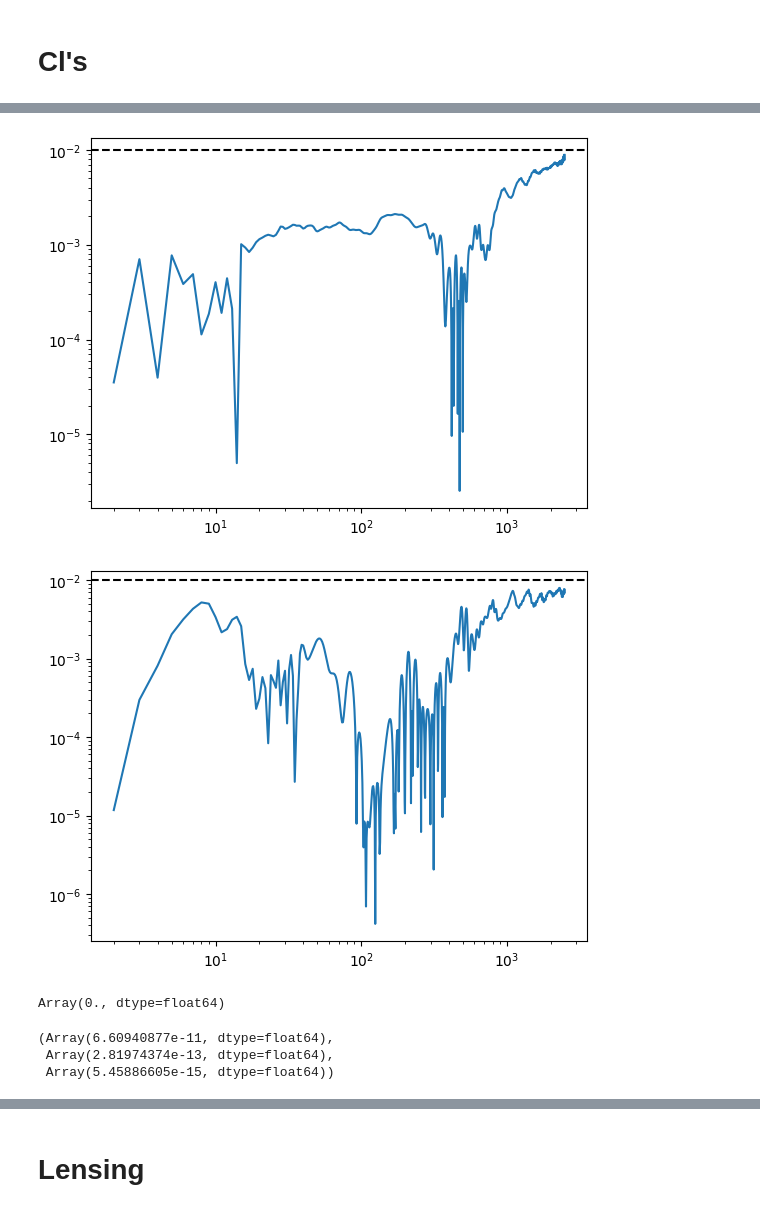
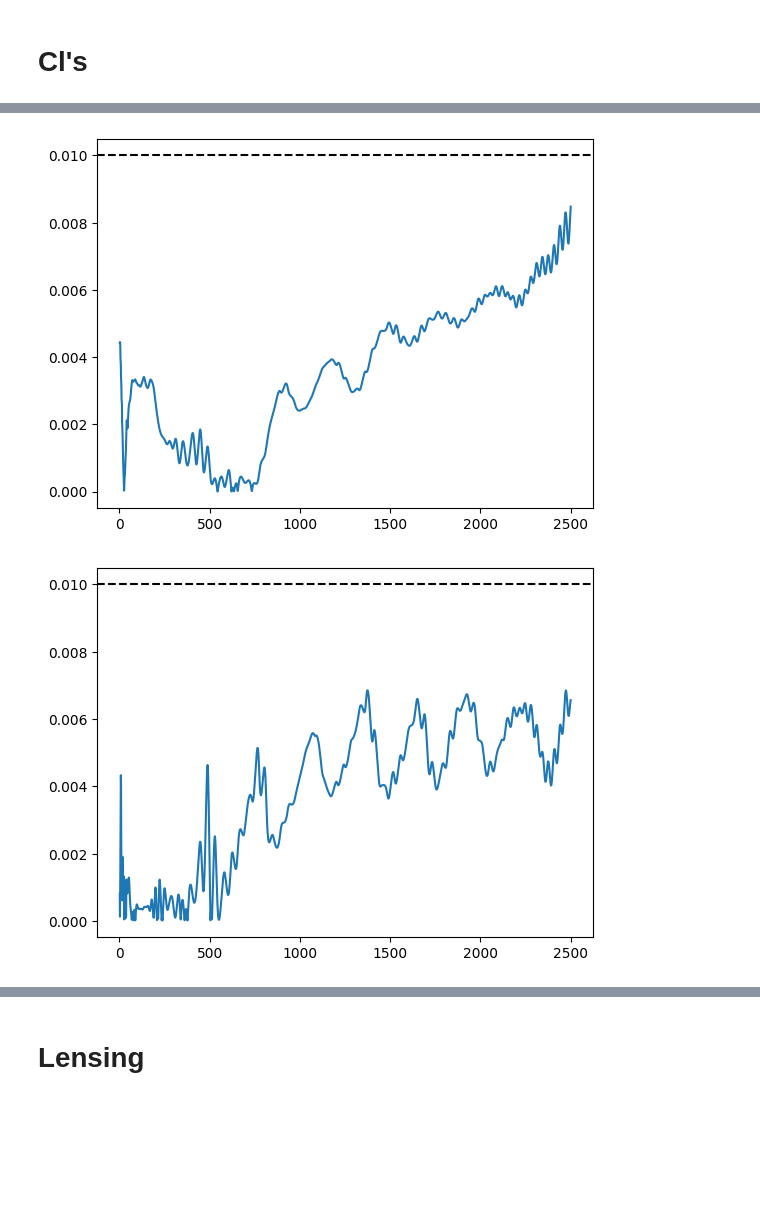
Before and after one commit to cgiovanetti/ABCMB-k, a Jupyter notebook: Module_Tests/spectrum_test.ipynb, the cells around one changed output, grey strips where cells are left out. Drawn from its saved outputs; the diff is of its cells as text; code cells hidden in the pictures; blank space fills up the shorter version.

```diff
--- a/Module_Tests/spectrum_test.ipynb
+++ b/Module_Tests/spectrum_test.ipynb
@@ -542,7 +193,7 @@ class_times2 = np.zeros(1)
 for i in range(1):
     class_params = {
         "output": "mPk, tCl, pCl, lCl" if specs["lensing"] else "mPk, tCl, pCl",
-        #"temperature_contributions" : "pol",
+        #"temperature_contributions" : "tsw",
         "P_k_max_1/Mpc" : specs["output_k_max"],
         "l_max_scalars" : lmax,
         "k_output_values" : "7.04886556e-06",
@@ -553,7 +204,8 @@ for i in range(1):
         "A_s" : params["A_s"],
         "n_s" : params["n_s"],
         "N_ur": params["Neff"],
-        "YHe": params["YHe"],
+        #"YHe": params["YHe"],
+        "YHe": "bbn",
         "N_ncdm": params["N_nu_massive"],
         #"reio_parametrization" : "reio_none",
         "reio_parametrization" : "reio_camb",
@@ -777,14 +416,18 @@ plt.show()
 # %%
-err = abs(abcmb_tt[l-2]/class_tt[l] - 1.)
-plt.loglog(l, err)
+err = abs(abcmb_tt/class_tt[2:] - 1.)
+plt.plot(full_l, err)
 plt.axhline(0.01, ls="--", color="black")
+#plt.yscale("log")
+#plt.xscale("log")
 plt.show()
 # %% [output]
-[figure, old version]
+[figure, new version]
 # %%
-err = abs(abcmb_ee[l-2]/class_ee[l] - 1.)
-plt.loglog(l, err)
+err = abs(abcmb_ee/class_ee[2:] - 1.)
+plt.plot(full_l, err)
 plt.axhline(0.01, ls="--", color="black")
+#plt.yscale("log")
+#plt.xscale("log")
 plt.show()
 # %% [output]
-[figure, old version]
+[figure, new version]
@@ -794,10 +433,0 @@ chi = jnp.outer((BG.tau0 - BG.tau(PT.lna)), k)
-# %%
-spectrum.phi0(0, 1.e-20)
-# %% [output]
-Array(0., dtype=float64)
-# %%
-model.SS.Cl_one_ell(1, PT, BG, params)
-# %% [output]
-(Array(6.60940877e-11, dtype=float64),
- Array(2.81974374e-13, dtype=float64),
- Array(5.45886605e-15, dtype=float64))
```
Also changed, not shown: parts of 35 cells of this notebook, 10 other files.
